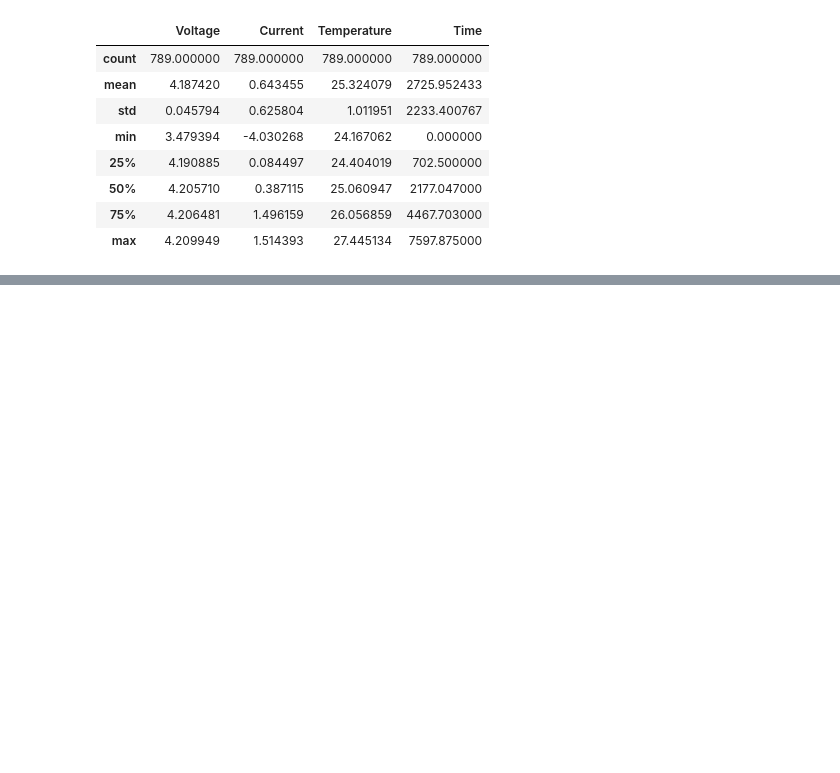
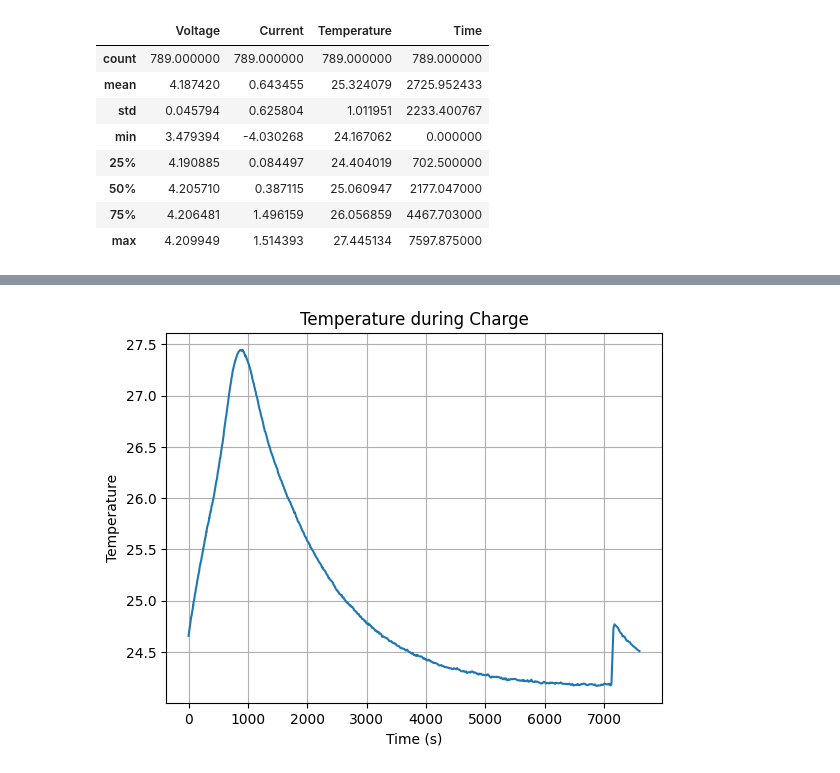
Before and after one commit to insu5177/Battery-Diagnostics-Study, a Jupyter notebook: notebooks/02_NASA_EDA.ipynb, the cells around one changed output, grey strips where cells are left out. Cells and saved outputs as stored; diff of their text form; code cells hidden in the pictures; blank space fills up the shorter version.

```diff
--- a/notebooks/02_NASA_EDA.ipynb
+++ b/notebooks/02_NASA_EDA.ipynb
@@ -135,0 +164,9 @@ df_charge.describe()
+# %%
+plt.plot(df_charge["Time"],df_charge["Temperature"])
+plt.xlabel("Time (s)")
+plt.ylabel("Temperature")
+plt.title("Temperature during Charge")
+plt.grid(True)
+plt.show()
+# %% [output]
+[figure, added]
```
Also changed, not shown: parts of 16 cells of this notebook.
